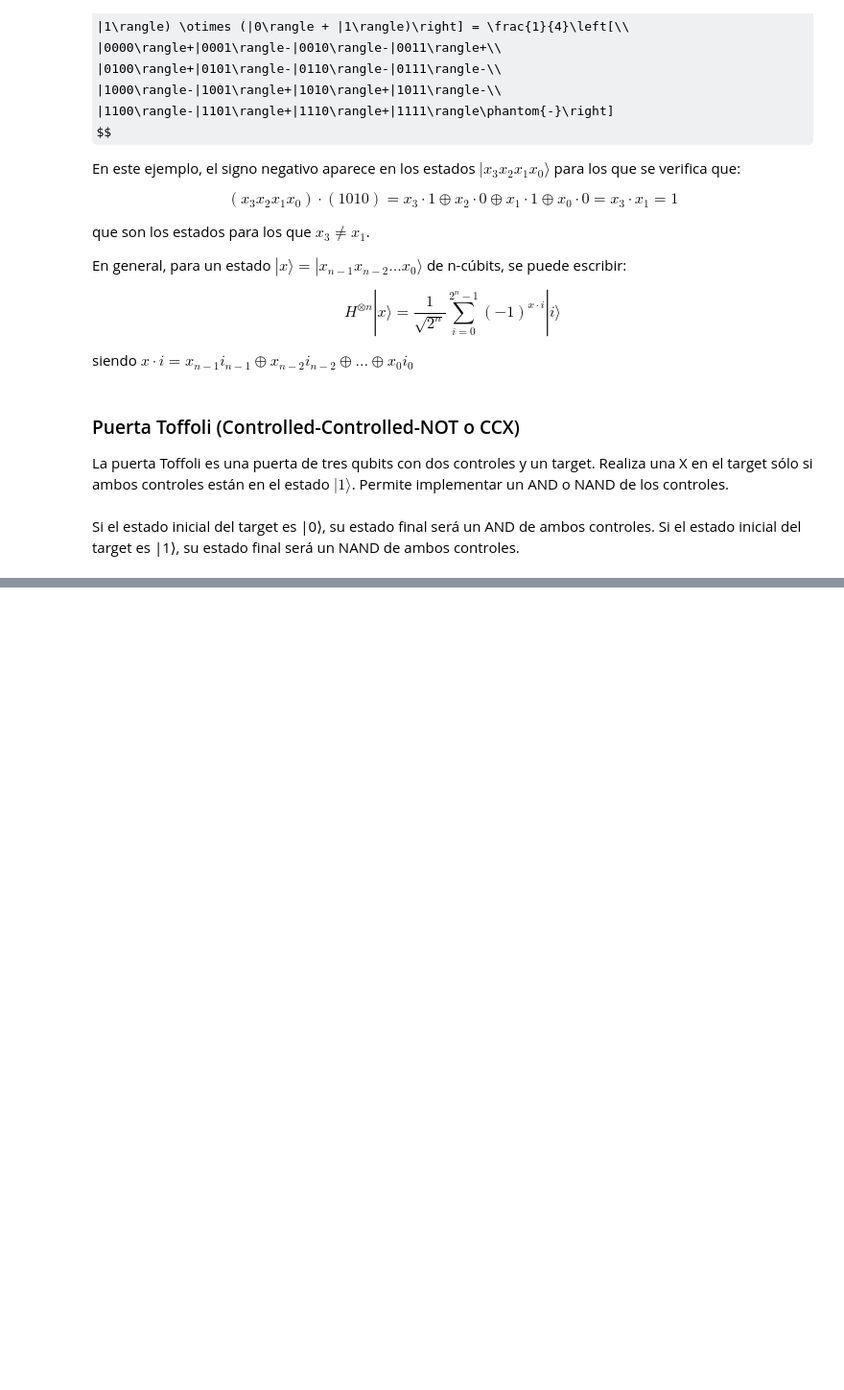
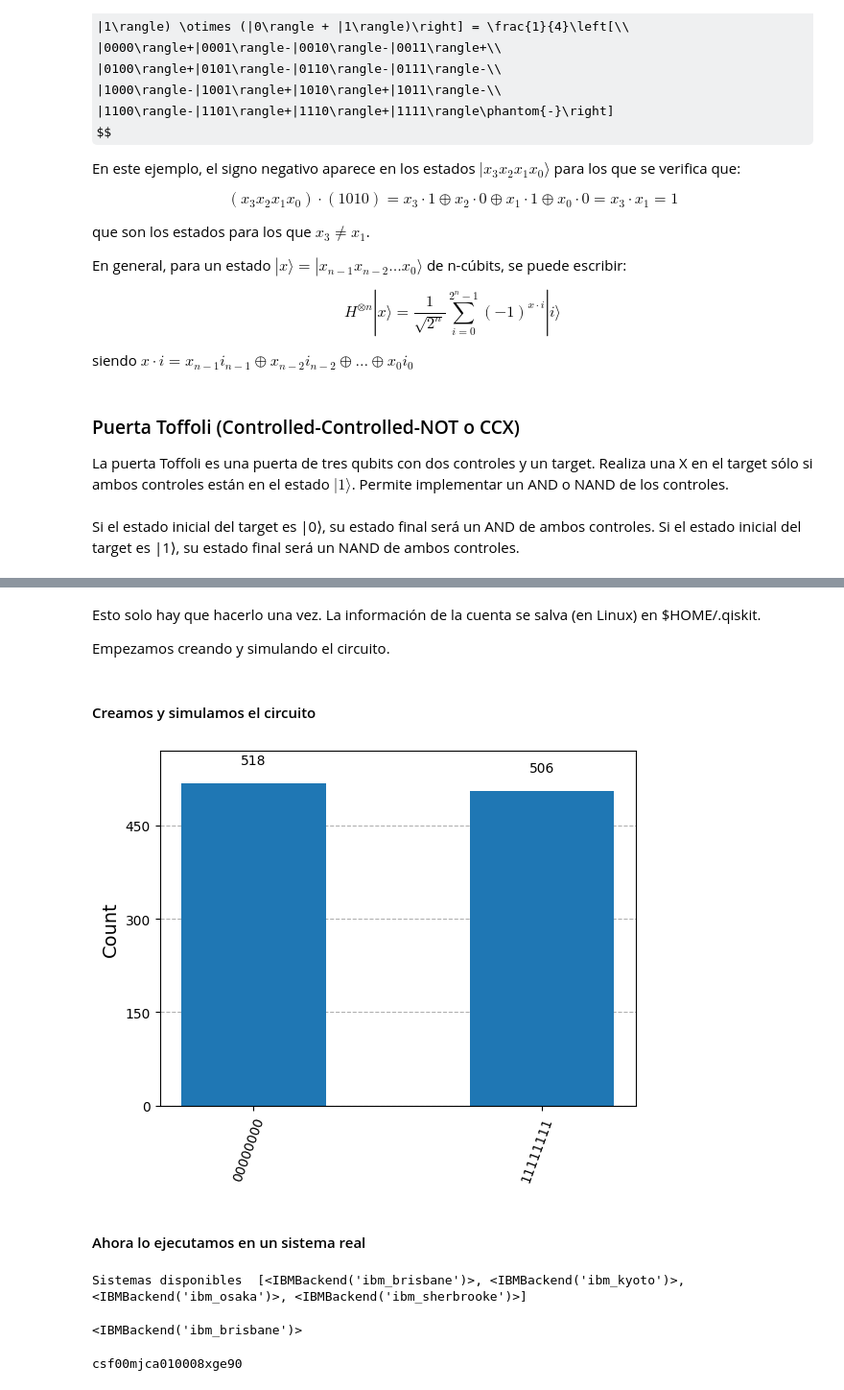
Before and after one commit to tarabelo/2024-VIU-Quantum, a Jupyter notebook: Puertas cuánticas.ipynb, the cells around one changed output, grey strips where cells are left out. Shown: that part at 96% size. Cells and saved outputs as stored; diff of their text form; code cells hidden in the pictures; some formulas as TeX source; blank space fills up the shorter version.

```diff
--- a/Puertas cuánticas.ipynb
+++ b/Puertas cuánticas.ipynb
@@ -1158,0 +1201,50 @@ qc.draw('mpl')
+# %% [markdown]
+Esto solo hay que hacerlo una vez. La información de la cuenta se salva (en Linux) en $HOME/.qiskit.
+
+Empezamos creando y simulando el circuito.
+# %% [markdown]
+#### Creamos y simulamos el circuito
+# %%
+# Generalizamos para n qubits
+# Definimos una función que devuelve el circuito
+def get_qc_for_n_qubit_GHZ(n):
+    qc = QuantumCircuit(n,n)
+    qc.h(0)
+    for i in range(n-1):
+        qc.cx(i,i+1)
+    qc.measure(range(n),range(n))
+    return(qc)
+
+n = 8
+qc_ghz = get_qc_for_n_qubit_GHZ(n)
+# %%
+# Simulamos usando Aer
+from qiskit_aer.primitives import SamplerV2 as Sampler
+
+sampler = Sampler()
+
+job = sampler.run([qc_ghz])
+# %%
+from qiskit.visualization import plot_histogram
+
+muestras = job.result()[0].data.c.get_counts()
+plot_histogram(muestras)
+# %% [output]
+[figure, added]
+# %% [markdown]
+#### Ahora lo ejecutamos en un sistema real
+# %%
+from qiskit_ibm_runtime import QiskitRuntimeService
+
+service = QiskitRuntimeService()
+print('Sistemas disponibles ', service.backends())
+# %% [output]
+Sistemas disponibles  [<IBMBackend('ibm_brisbane')>, <IBMBackend('ibm_kyoto')>, <IBMBackend('ibm_osaka')>, <IBMBackend('ibm_sherbrooke')>]
+# %%
+#backend_mas_libre = service.least_busy(operational=True, simulator=False)
+#print(backend_mas_libre)
+backend_name = "ibm_brisbane"
+backend_mas_libre = service.get_backend(backend_name)
+print(backend_mas_libre)
+# %% [output]
+<IBMBackend('ibm_brisbane')>
@@ -1158,0 +1259,11 @@ qc.draw('mpl')
+# %%
+# Ejecútalo en el backend y toma muestras de la salida
+from qiskit_ibm_runtime import SamplerV2 as Sampler
+
+sampler = Sampler(backend=backend_mas_libre)
+
+job = sampler.run([qc_ghz_optimizado])
+
+print(job.job_id())
+# %% [output]
+csf00mjca010008xge90
```
Also changed, not shown: parts of 15 cells of this notebook.
